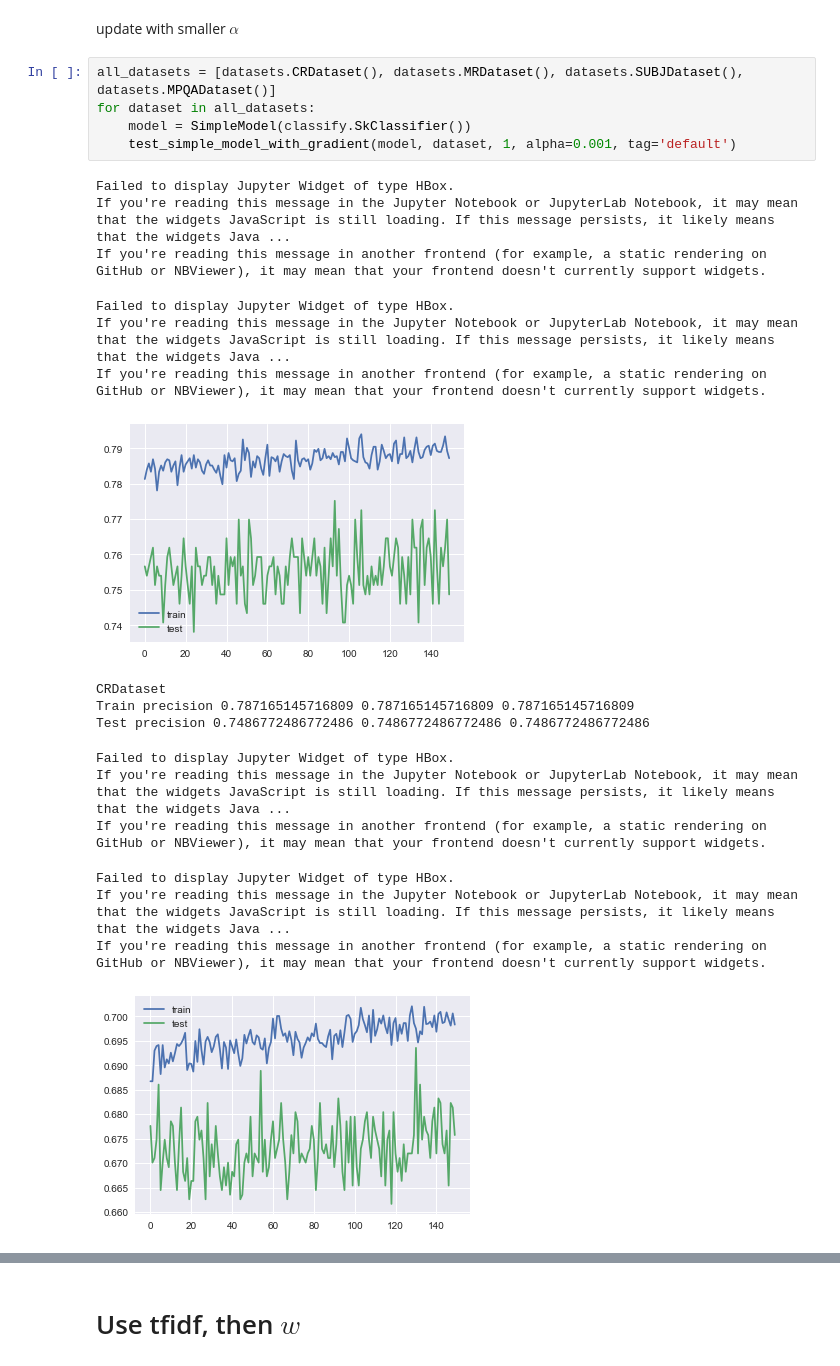
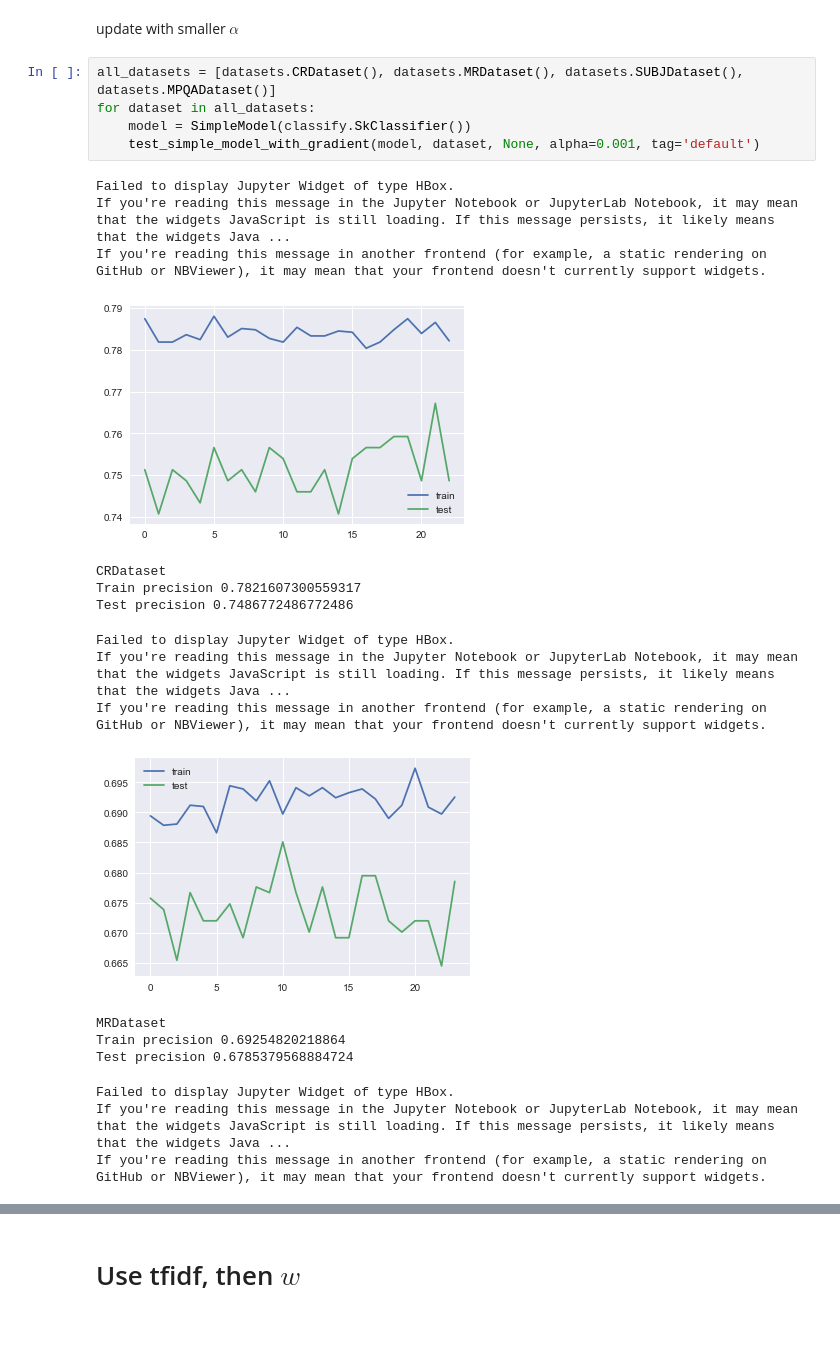
Before and after one commit to vlejd/diploma_thesis, a Jupyter notebook: lsa_backprop/Code.ipynb, the cells around one changed output, grey strips where cells are left out. Cells and saved outputs as stored; diff of their text form; blank space fills up the shorter version.

```diff
--- a/lsa_backprop/Code.ipynb
+++ b/lsa_backprop/Code.ipynb
@@ -361,23 +409,23 @@ update with smaller $\alpha$
 # %%
 all_datasets = [datasets.CRDataset(), datasets.MRDataset(), datasets.SUBJDataset(), datasets.MPQADataset()]
 for dataset in all_datasets:
     model = SimpleModel(classify.SkClassifier())
-    test_simple_model_with_gradient(model, dataset, 1, alpha=0.001, tag='default')
+    test_simple_model_with_gradient(model, dataset, None, alpha=0.001, tag='default')
 # %% [output]
 Failed to display Jupyter Widget of type HBox.
 If you're reading this message in the Jupyter Notebook or JupyterLab Notebook, it may mean that the widgets JavaScript is still loading. If this message persists, it likely means that the widgets Java ...
 If you're reading this message in another frontend (for example, a static rendering on GitHub or NBViewer), it may mean that your frontend doesn't currently support widgets.
+[figure, new version]
-Failed to display Jupyter Widget of type HBox.
-If you're reading this message in the Jupyter Notebook or JupyterLab Notebook, it may mean that the widgets JavaScript is still loading. If this message persists, it likely means that the widgets Java ...
-If you're reading this message in another frontend (for example, a static rendering on GitHub or NBViewer), it may mean that your frontend doesn't currently support widgets.
+CRDataset
+Train precision 0.7821607300559317
+Test precision 0.7486772486772486
-[figure, old version]
-CRDataset
-Train precision 0.787165145716809 0.787165145716809 0.787165145716809
-Test precision 0.7486772486772486 0.7486772486772486 0.7486772486772486
+Failed to display Jupyter Widget of type HBox.
+If you're reading this message in the Jupyter Notebook or JupyterLab Notebook, it may mean that the widgets JavaScript is still loading. If this message persists, it likely means that the widgets Java ...
+If you're reading this message in another frontend (for example, a static rendering on GitHub or NBViewer), it may mean that your frontend doesn't currently support widgets.
+[figure, new version]
-Failed to display Jupyter Widget of type HBox.
-If you're reading this message in the Jupyter Notebook or JupyterLab Notebook, it may mean that the widgets JavaScript is still loading. If this message persists, it likely means that the widgets Java ...
-If you're reading this message in another frontend (for example, a static rendering on GitHub or NBViewer), it may mean that your frontend doesn't currently support widgets.
+MRDataset
+Train precision 0.69254820218864
+Test precision 0.6785379568884724
 Failed to display Jupyter Widget of type HBox.
 If you're reading this message in the Jupyter Notebook or JupyterLab Notebook, it may mean that the widgets JavaScript is still loading. If this message persists, it likely means that the widgets Java ...
 If you're reading this message in another frontend (for example, a static rendering on GitHub or NBViewer), it may mean that your frontend doesn't currently support widgets.
-[figure, old version]
```
Also changed, not shown: parts of 29 cells of this notebook.
